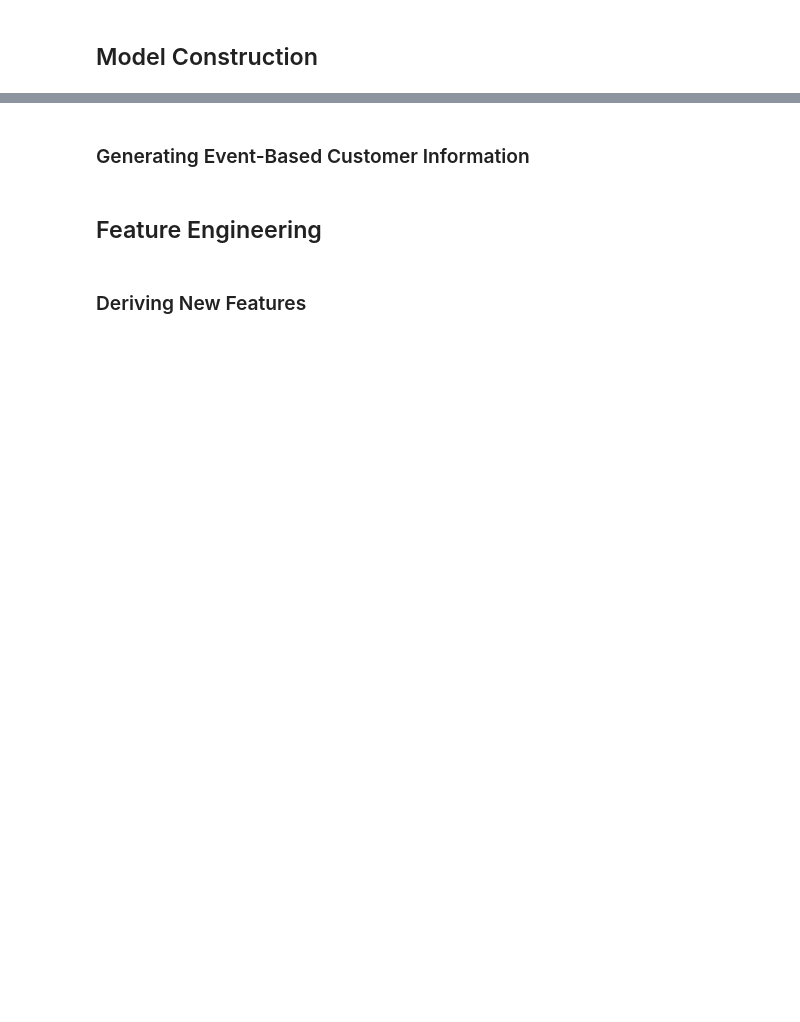
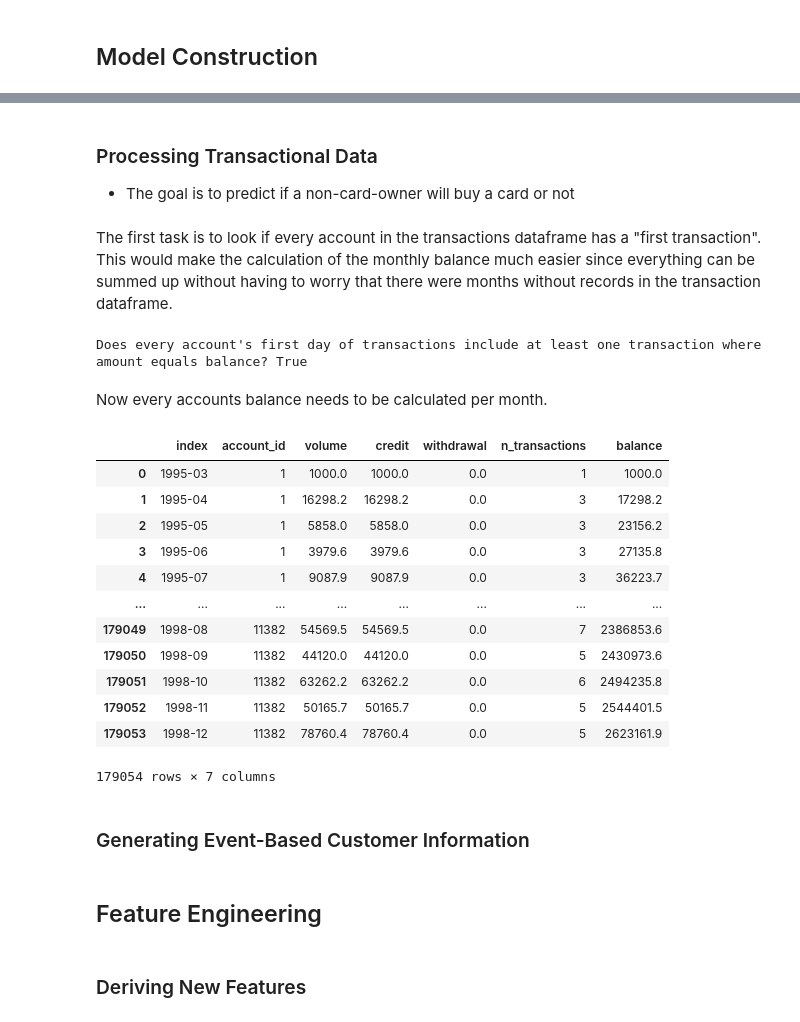
Before and after one commit to okaynils/fhnw-ds-aml, a Jupyter notebook: notebook.ipynb, the cells around one changed output, grey strips where cells are left out. Cells and saved outputs as stored; diff of their text form; code cells hidden in the pictures; blank space fills up the shorter version.

```diff
--- a/notebook.ipynb
+++ b/notebook.ipynb
@@ -293,3 +313,83 @@ client_df.sample(5)
+# %% [markdown]
+### Processing Transactional Data
+- The goal is to predict if a non-card-owner will buy a card or not
+# %% [markdown]
+The first task is to look if every account in the transactions dataframe has a "first transaction". This would make the calculation of the monthly balance much easier since everything can be summed up without having to worry that there were months without records in the transaction dataframe.
+# %%
+# Find the minimum (first) transaction(s) date for each account
+min_dates = transaction.groupby('account_id')['date'].min().reset_index()
+min_dates.rename(columns={'date': 'min_date'}, inplace=True)
+
+# Merge the minimum date back to the transactions to identify all transactions on the first day
+transactions_with_min_date = pd.merge(transaction, min_dates, on='account_id')
+
+# Filter transactions that are on the first day
+first_day_transactions = transactions_with_min_date[transactions_with_min_date['date'] == transactions_with_min_date['min_date']]
+first_day_transactions = first_day_transactions.copy()
+
+# Now, for each of these first day transactions, check if any have amount equals balance
+first_day_transactions['amount_equals_balance'] = first_day_transactions['amount'] == first_day_transactions['balance']
+
+# Group by account_id and check if any transactions for each account meet the condition
+accounts_meeting_condition = first_day_transactions.groupby('account_id')['amount_equals_balance'].any().reset_index()
+
+# Verify if all accounts have at least one transaction on the first day meeting the condition
+all_accounts_covered = accounts_meeting_condition['amount_equals_balance'].all()
+
+print("Does every account's first day of transactions include at least one transaction where amount equals balance?", all_accounts_covered)
+# %% [output]
+Does every account's first day of transactions include at least one transaction where amount equals balance? True
+# %% [markdown]
+Now every accounts balance needs to be calculated per month.
+# %%
+# Extract year and month to create a 'month' column
+transaction['month'] = transaction['date'].dt.to_period('M')
+
+# Group by account_id and month to summarize transactions
+transactions_monthly = transaction.groupby(['account_id', 'month']).agg(
+    volume=('amount', 'sum'),
+    credit=('amount', lambda x: x[x > 0].sum()),
+    withdrawal=('amount', lambda x: x[x < 0].sum()),
+    n_transactions=('amount', 'size')
+).reset_index()
+# %%
+# Ensure 'month' is a PeriodIndex for proper handling
+transactions_monthly['month'] = pd.PeriodIndex(transactions_monthly['month'])
+
+# Create a date range for each account spanning from the minimum to maximum month
+date_ranges = transactions_monthly.groupby('account_id')['month'].agg(['min', 'max'])
+
+def reindex_df(group, account_id):
+    idx = pd.period_range(start=group['month'].min(), end=group['month'].max(), freq='M')
+    group.set_index('month', inplace=True)
+    group = group.reindex(idx, fill_value=0)
+    # Since 'account_id' is now explicitly passed, we ensure it's set correctly in the reindexed DataFrame
+    group['account_id'] = account_id
+    return group
+
+transactions_monthly = (transactions_monthly.groupby('account_id')
+                        .apply(lambda x: reindex_df(x, x.name))
+                        .reset_index(level=0, drop=True)
+                        .reset_index())
+
+# Calculate cumulative balance
+transactions_monthly['balance'] = transactions_monthly.groupby('account_id')['volume'].cumsum()
+
+transactions_monthly
+# %% [output]
+|  | index | account_id | volume | credit | withdrawal | n_transactions | balance |
+| 0 | 1995-03 | 1 | 1000.0 | 1000.0 | 0.0 | 1 | 1000.0 |
+| 1 | 1995-04 | 1 | 16298.2 | 16298.2 | 0.0 | 3 | 17298.2 |
+| 2 | 1995-05 | 1 | 5858.0 | 5858.0 | 0.0 | 3 | 23156.2 |
+| 3 | 1995-06 | 1 | 3979.6 | 3979.6 | 0.0 | 3 | 27135.8 |
+| 4 | 1995-07 | 1 | 9087.9 | 9087.9 | 0.0 | 3 | 36223.7 |
+| ... | ... | ... | ... | ... | ... | ... | ... |
+| 179049 | 1998-08 | 11382 | 54569.5 | 54569.5 | 0.0 | 7 | 2386853.6 |
+| 179050 | 1998-09 | 11382 | 44120.0 | 44120.0 | 0.0 | 5 | 2430973.6 |
+| 179051 | 1998-10 | 11382 | 63262.2 | 63262.2 | 0.0 | 6 | 2494235.8 |
+| 179052 | 1998-11 | 11382 | 50165.7 | 50165.7 | 0.0 | 5 | 2544401.5 |
+| 179053 | 1998-12 | 11382 | 78760.4 | 78760.4 | 0.0 | 5 | 2623161.9 |
+179054 rows × 7 columns
 # %% [markdown]
 ### Generating Event-Based Customer Information
 # %% [markdown]
```
Also changed, not shown: parts of 17 cells of this notebook, 2 other files.
